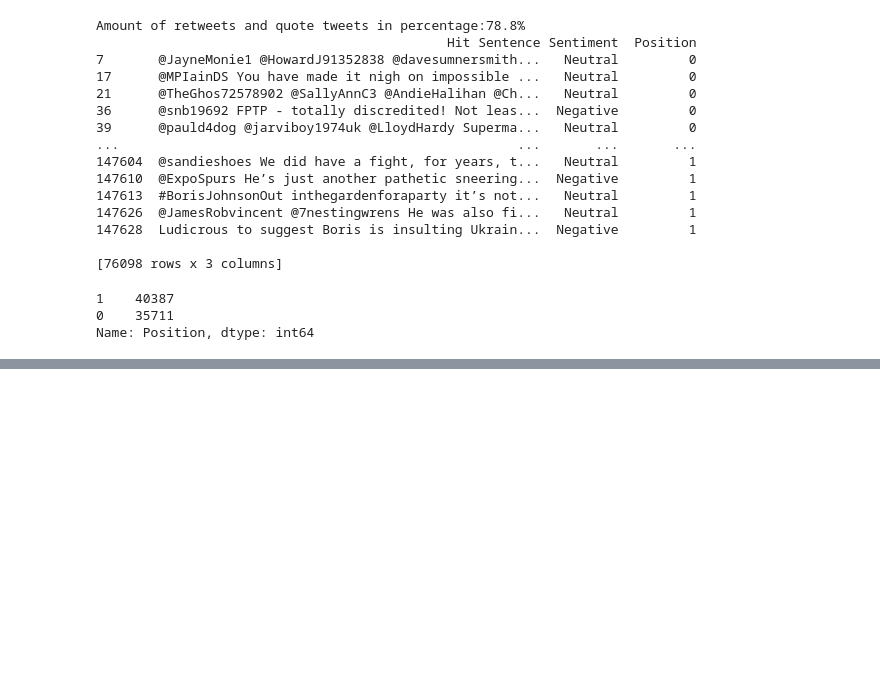
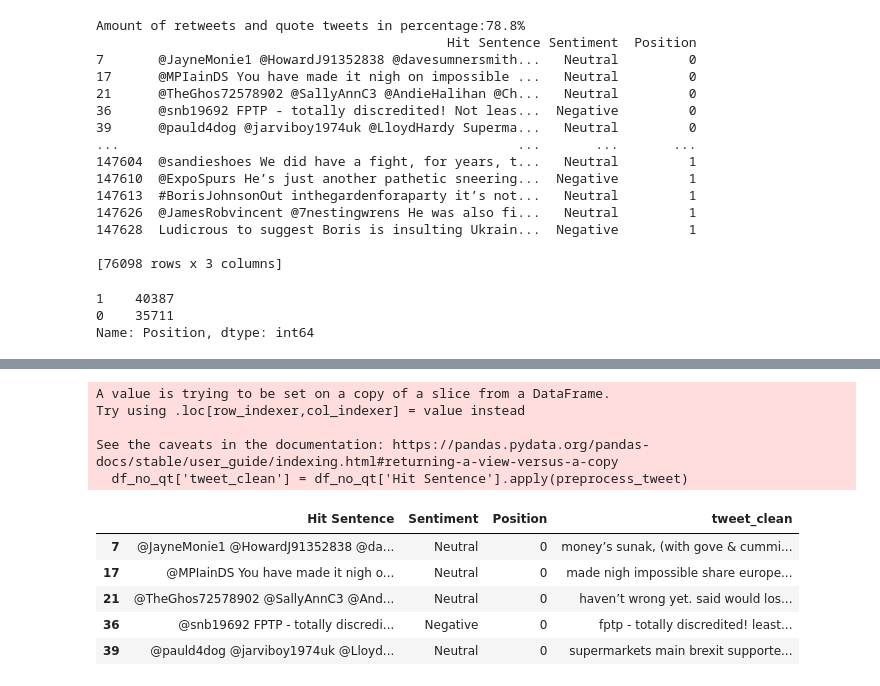
Before and after one commit to Pramsi/Can-t_tame_that_Python_Semester_Project, a Jupyter notebook: Can't_tame_that_Python_Semester_Project.ipynb, the cells around one changed output, grey strips where cells are left out. Saved outputs shown, nothing was run; the diff lists cells and outputs as text; code cells hidden in the pictures; blank space fills up the shorter version.

Commit message:
Preprocess Functions working

```diff
--- a/Can't_tame_that_Python_Semester_Project.ipynb
+++ b/Can't_tame_that_Python_Semester_Project.ipynb
@@ -143,15 +142,15 @@ def remove_mentions(tweet: str) -> str:
 
 #remove stopwords
 def remove_stopwords(tweet: str) -> str:
-  wordList = tweet.split()
-  preprocessedWordList = []
+    word_list = tweet.split()
+    filtered_words = [word for word in word_list if word not in set(stopwords.words('english'))]
+    return ' '.join(filtered_words)
 
-  stopwords = set(stopwords.words('english'))
-
-  for word in wordList:
-    if word not in stopwords:
-      preprocessedWordList.append(word)
-
-  preprocessedTweet = ' '.join(preprocessedWordList)
-
-  return preprocessedTweet
+# Function to combine all preprocessing steps
+def preprocess_tweet(tweet: str) -> str:
+    tweet = lowercase(tweet)
+    tweet = remove_hashtags(tweet)
+    tweet = remove_mentions(tweet)
+    tweet = remove_stopwords(tweet)
+    # Add additional preprocessing steps here if needed
+    return tweet
@@ -165,0 +167,19 @@ ValueError: ignored
+# %%
+# create cleaned tweet column
+df_no_qt['tweet_clean'] = df_no_qt['Hit Sentence'].apply(preprocess_tweet)
+# %% [output]
+A value is trying to be set on a copy of a slice from a DataFrame.
+Try using .loc[row_indexer,col_indexer] = value instead
+
+See the caveats in the documentation: https://pandas.pydata.org/pandas-docs/stable/user_guide/indexing.html#returning-a-view-versus-a-copy
+  df_no_qt['tweet_clean'] = df_no_qt['Hit Sentence'].apply(preprocess_tweet)
+# %%
+# with cleaned tweet column
+df_no_qt.head()
+# %% [output]
+|  | Hit Sentence | Sentiment | Position | tweet_clean |
+| 7 | @JayneMonie1 @HowardJ91352838 @da... | Neutral | 0 | money’s sunak, (with gove & cummi... |
+| 17 | @MPIainDS You have made it nigh o... | Neutral | 0 | made nigh impossible share europe... |
+| 21 | @TheGhos72578902 @SallyAnnC3 @And... | Neutral | 0 | haven’t wrong yet. said would los... |
+| 36 | @snb19692 FPTP - totally discredi... | Negative | 0 | fptp - totally discredited! least... |
+| 39 | @pauld4dog @jarviboy1974uk @Lloyd... | Neutral | 0 | supermarkets main brexit supporte... |
```
Also changed, not shown: parts of 3 cells of this notebook.
